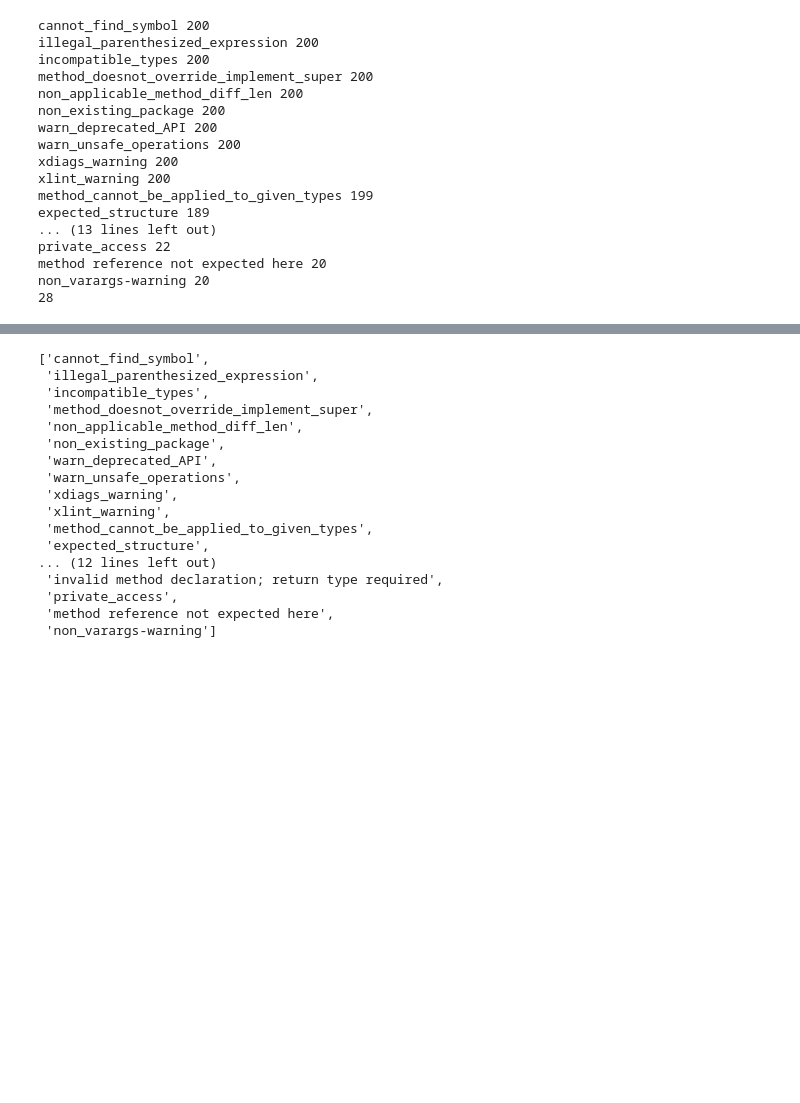
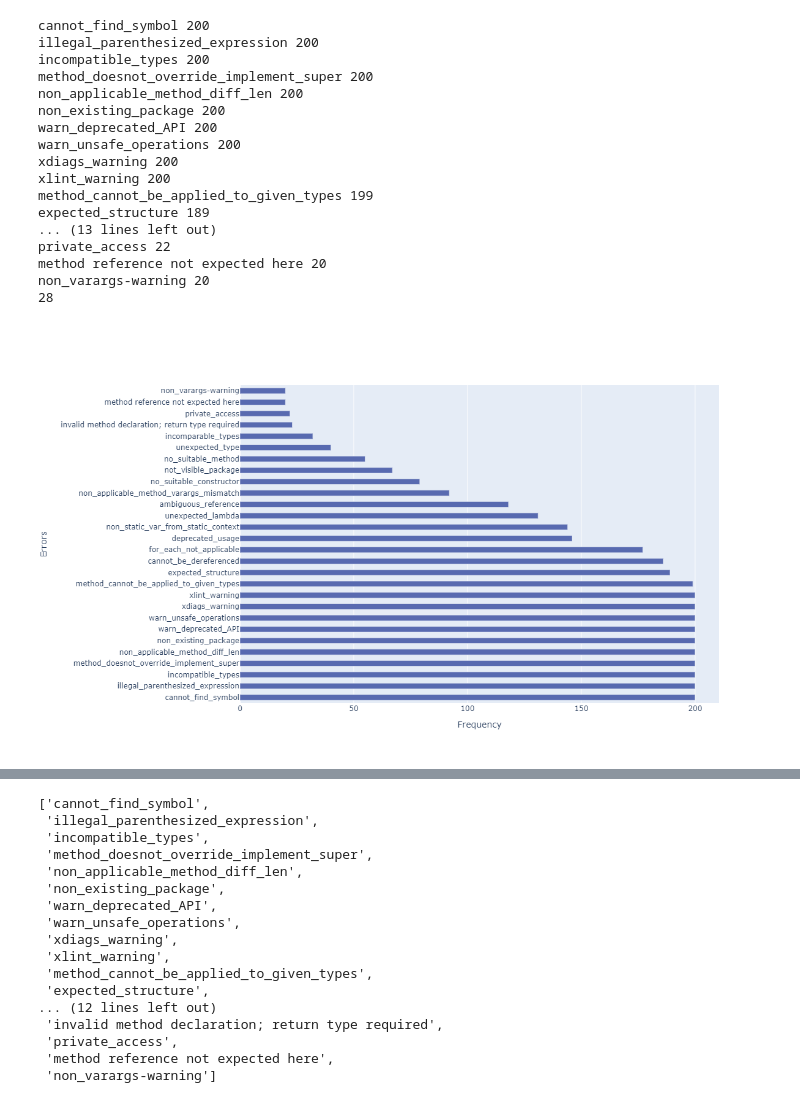
Before and after one commit to WM-SEMERU/ds4se, a Jupyter notebook: nbs/8.1_codexplainer.error_checker.ipynb, the cells around one changed output, grey strips where cells are left out. Cells and saved outputs as stored; diff of their text form; code cells hidden in the pictures; blank space fills up the shorter version.

```diff
--- a/nbs/8.1_codexplainer.error_checker.ipynb
+++ b/nbs/8.1_codexplainer.error_checker.ipynb
@@ -600,0 +623,19 @@ import matplotlib.pyplot as plt
+# %%
+fig = go.Figure()
+fig.add_trace(go.Bar(x=selected_err_freqs, y=selected_error_names, marker_color='rgb(88, 106, 176)', orientation='h'))
+fig.update_layout(
+    yaxis=dict(
+        title='Errors'
+        #tickfont_size=10,
+    ),
+    xaxis=dict(
+        title='Frequency'
+    ),
+    bargap=1,bargroupgap=0.5,
+    height=800,
+    width
+)
+fig.update_traces(width=0.5)
+fig.show()
+# %% [output]
+[figure, added]
```
Also changed, not shown: parts of 32 cells of this notebook, 26 other files.
